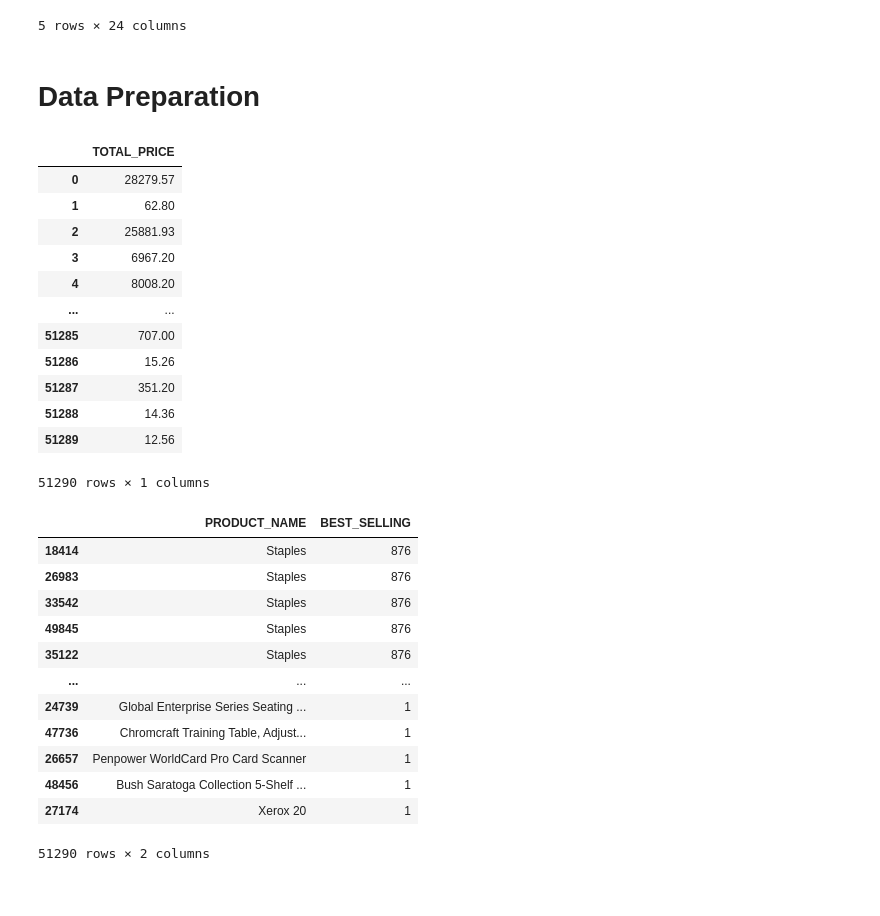
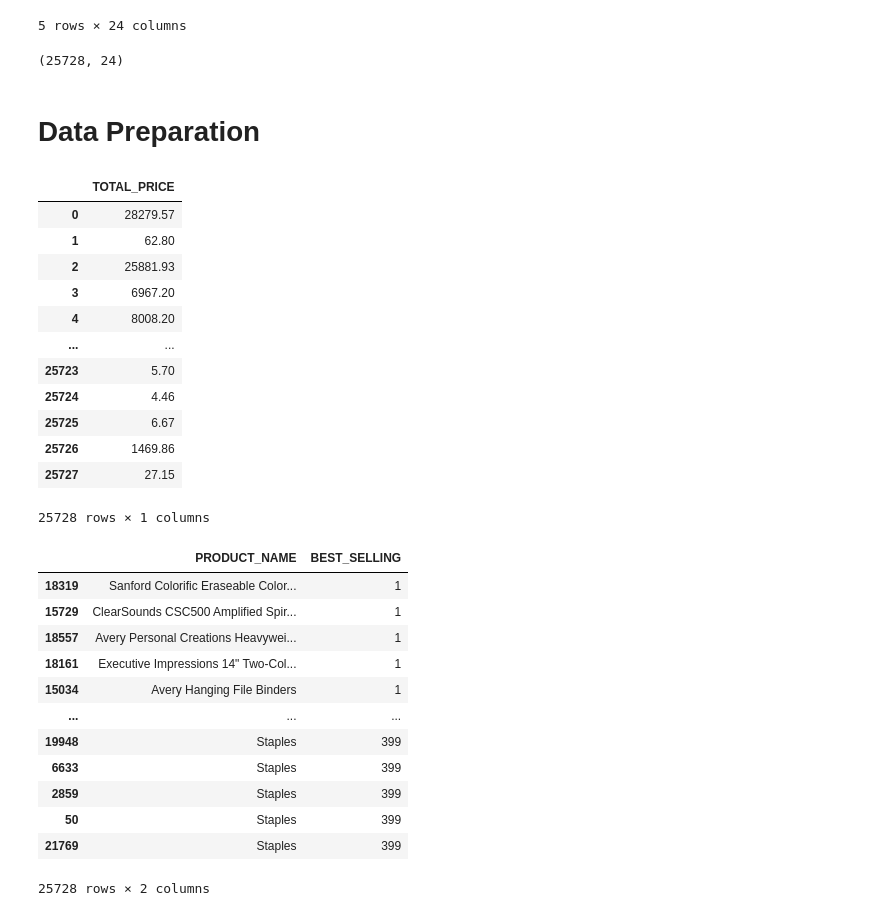
Before and after one commit to talibtahir/ETL, a Jupyter notebook: ETL_2.ipynb, the cells around one changed output. Cells and saved outputs as stored; diff of their text form; code cells hidden in the pictures.

```diff
--- a/ETL_2.ipynb
+++ b/ETL_2.ipynb
@@ -183,6 +183,15 @@ df.head(5)
 | 3 | 14721 | ES-2013-NM18520120-41634 | 2013-12-26 | 2013-12-28 | Second Class | NM-18520120 | Neoma Murray | Consumer | 0 | ... |
 | 4 | 29629 | IN-2014-LC168857-41747 | 2014-04-18 | 2014-04-19 | First Class | LC-168857 | Lena Creighton | Consumer | 0 | ... |
 5 rows × 24 columns
+# %%
+df = df.drop_duplicates(
+    subset=['ORDER_ID'],
+    keep='first'
+    ).reset_index(drop=True)
+# %%
+df.shape
+# %% [output]
+(25728, 24)
 # %% [markdown]
 # Data Preparation
 # %%
@@ -197,31 +206,31 @@ df[['TOTAL_PRICE']]
 | 3 | 6967.20 |
 | 4 | 8008.20 |
 | ... | ... |
-| 51285 | 707.00 |
-| 51286 | 15.26 |
-| 51287 | 351.20 |
-| 51288 | 14.36 |
-| 51289 | 12.56 |
+| 25723 | 5.70 |
+| 25724 | 4.46 |
+| 25725 | 6.67 |
+| 25726 | 1469.86 |
+| 25727 | 27.15 |
-51290 rows × 1 columns
+25728 rows × 1 columns
 # %%
 df['BEST_SELLING'] = (
     df.groupby('PRODUCT_NAME')['QUANTITY']
       .transform('sum')
 )
 # %%
-df[['PRODUCT_NAME','BEST_SELLING']].sort_values(by='BEST_SELLING', ascending=False)
+df[['PRODUCT_NAME','BEST_SELLING']].sort_values(by='BEST_SELLING', ascending=True)
 # %% [output]
 |  | PRODUCT_NAME | BEST_SELLING |
-| 18414 | Staples | 876 |
-| 26983 | Staples | 876 |
-| 33542 | Staples | 876 |
-| 49845 | Staples | 876 |
-| 35122 | Staples | 876 |
+| 18319 | Sanford Colorific Eraseable Color... | 1 |
+| 15729 | ClearSounds CSC500 Amplified Spir... | 1 |
+| 18557 | Avery Personal Creations Heavywei... | 1 |
+| 18161 | Executive Impressions 14" Two-Col... | 1 |
+| 15034 | Avery Hanging File Binders | 1 |
 | ... | ... | ... |
-| 24739 | Global Enterprise Series Seating ... | 1 |
-| 47736 | Chromcraft Training Table, Adjust... | 1 |
-| 26657 | Penpower WorldCard Pro Card Scanner | 1 |
-| 48456 | Bush Saratoga Collection 5-Shelf ... | 1 |
-| 27174 | Xerox 20 | 1 |
+| 19948 | Staples | 399 |
+| 6633 | Staples | 399 |
+| 2859 | Staples | 399 |
+| 50 | Staples | 399 |
+| 21769 | Staples | 399 |
-51290 rows × 2 columns
+25728 rows × 2 columns
 # %%
```
Also changed, not shown: parts of 19 cells of this notebook, 4 other files.
